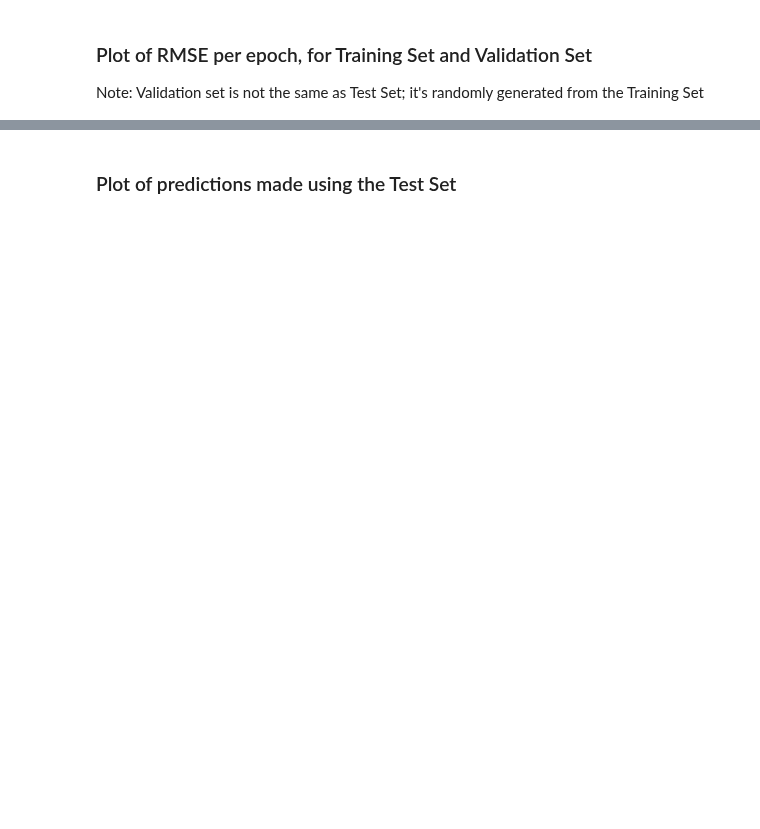
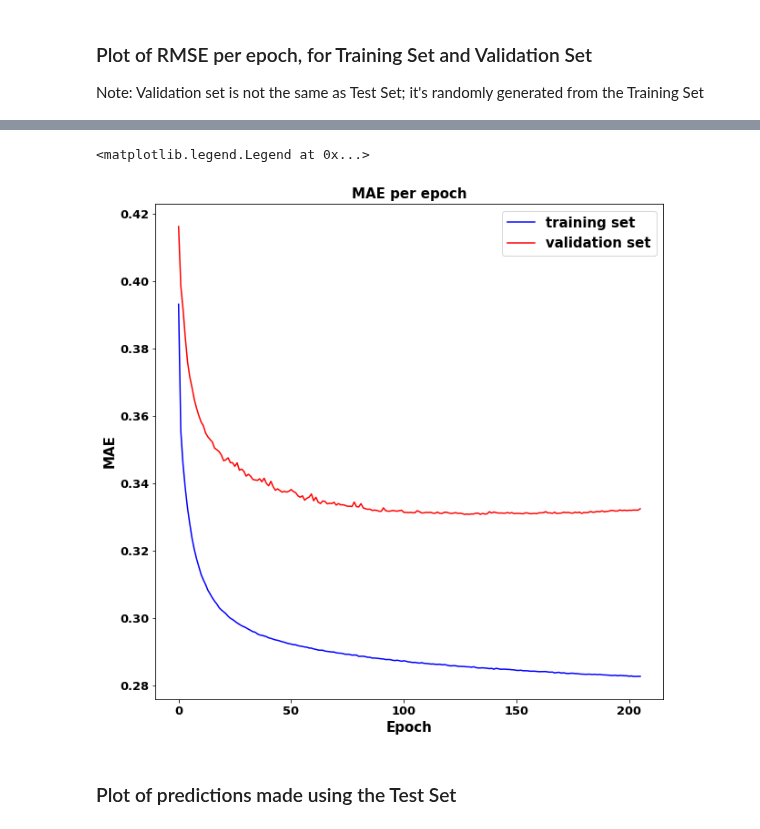
Before and after one commit to danilofrp/neural-stocks, a Jupyter notebook: notebooks/ANN.ipynb, the cells around one changed output, grey strips where cells are left out. Saved outputs shown, nothing was run; the diff lists cells and outputs as text; code cells hidden in the pictures; blank space fills up the shorter version.

Commit message:
MLP notebook created, experimented with various hidden layer sizes

```diff
--- a/notebooks/ANN.ipynb
+++ b/notebooks/ANN.ipynb
@@ -269,3 +276,15 @@ plt.legend(handles=[trainigSet, validationSet], labels=['training set', 'validat
+# %%
+fig, ax = plt.subplots(figsize = (10,10), nrows = 1, ncols = 1)
+ax.set_title('MAE per epoch')
+ax.set_xlabel('Epoch')
+ax.set_ylabel('MAE')
+trainigSet, = ax.plot(np.sqrt(fitHistory.history['mean_absolute_error']), 'b', label = 'trainig set')
+validationSet, = ax.plot(np.sqrt(fitHistory.history['val_mean_absolute_error']), 'r', label = 'validation set')
+plt.legend(handles=[trainigSet, validationSet], labels=['training set', 'validation set'], prop={'size': 15})
+#fig.savefig('{}/{}.{}'.format(saveFigDir, 'RMSE_per_epoch_ANNi40h5o1', 'pdf'), bbox_inches='tight')
+# %% [output]
+<matplotlib.legend.Legend at 0x...>
+[figure, added]
 # %% [markdown]
 <h3>Plot of predictions made using the Test Set</h3>
 # %%
```
Also changed, not shown: parts of 7 cells of this notebook, 1 other file.
